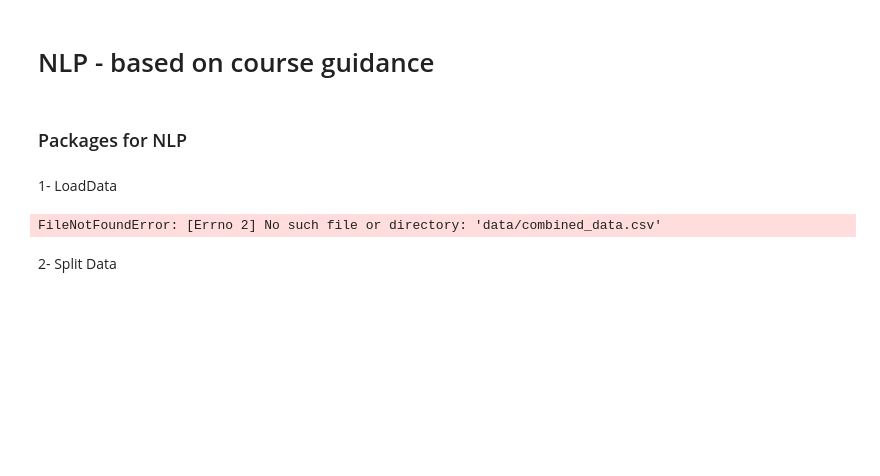
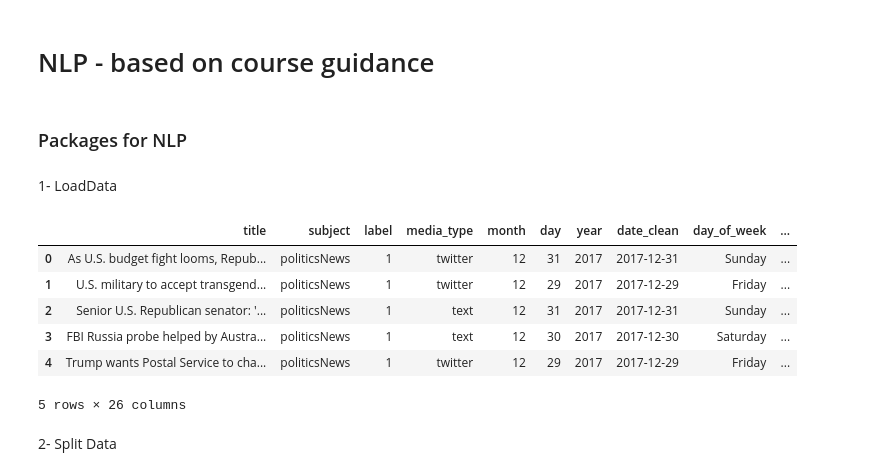
Before and after one commit to Hysnap/CapStoneProject_2025, a Jupyter notebook: 6-nlp_data_processing/Capstone_NLP_scratchpad.ipynb, the cells around one changed output. Cells and saved outputs as stored; diff of their text form; code cells hidden in the pictures; blank space fills up the shorter version.

```diff
--- a/6-nlp_data_processing/Capstone_NLP_scratchpad.ipynb
+++ b/6-nlp_data_processing/Capstone_NLP_scratchpad.ipynb
@@ -60,13 +70,19 @@ from sklearn.model_selection import train_test_split
 # %% [markdown]
 1- LoadData
 # %%
-Source_data = "data\\combined_data.csv"
+Source_data = "data/combined_data.zip"
 
 # Import source_data to a pandas DataFrame
 import pandas as pd
 source_df = pd.read_csv(Source_data)
 source_df.head()
 # %% [output]
+|  | title | subject | label | media_type | month | day | year | date_clean | day_of_week | ... |
+| 0 | As U.S. budget fight looms, Repub... | politicsNews | 1 | twitter | 12 | 31 | 2017 | 2017-12-31 | Sunday | ... |
+| 1 | U.S. military to accept transgend... | politicsNews | 1 | twitter | 12 | 29 | 2017 | 2017-12-29 | Friday | ... |
+| 2 | Senior U.S. Republican senator: '... | politicsNews | 1 | text | 12 | 31 | 2017 | 2017-12-31 | Sunday | ... |
+| 3 | FBI Russia probe helped by Austra... | politicsNews | 1 | text | 12 | 30 | 2017 | 2017-12-30 | Saturday | ... |
+| 4 | Trump wants Postal Service to cha... | politicsNews | 1 | twitter | 12 | 29 | 2017 | 2017-12-29 | Friday | ... |
-FileNotFoundError: [Errno 2] No such file or directory: 'data/combined_data.csv'
+5 rows × 26 columns
 # %% [markdown]
 2- Split Data
```
Also changed, not shown: parts of 16 cells of this notebook, 2 other files.
